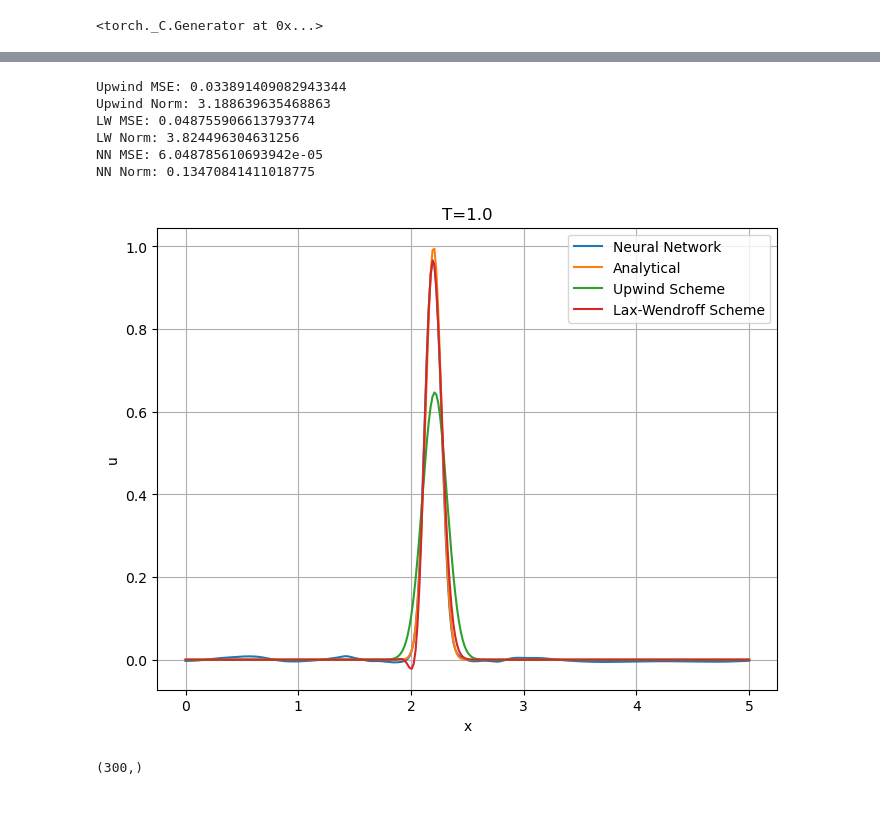
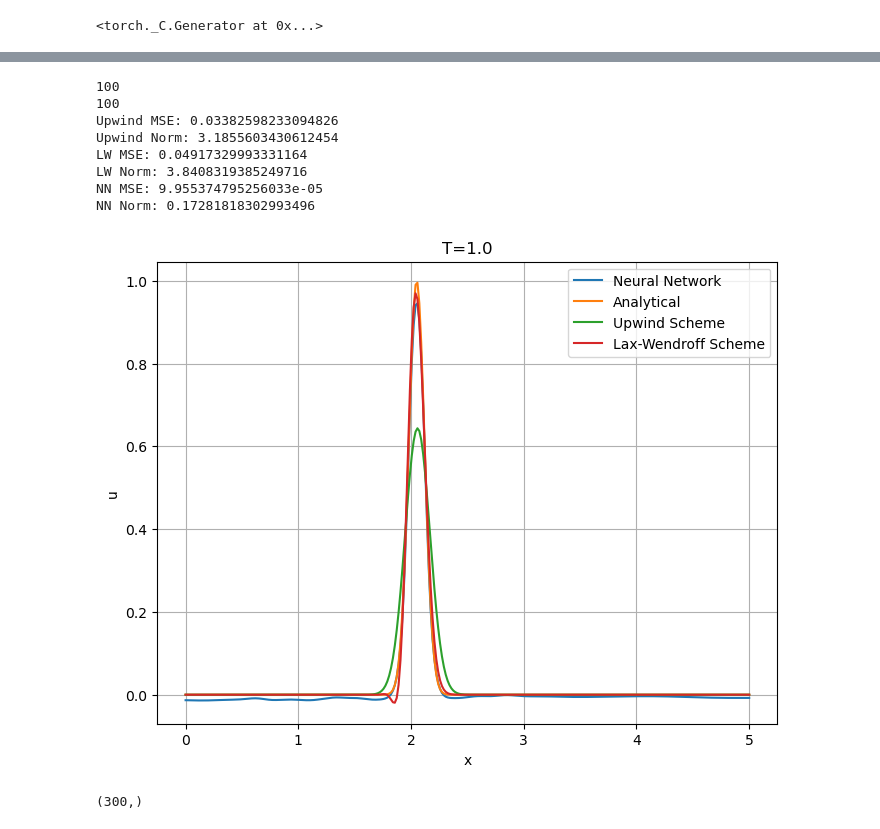
Before and after one commit to chaytonb/Assignment-1-ML-Course, a Jupyter notebook: 1d_advection_comparison.ipynb, the cells around one changed output, grey strips where cells are left out. Cells and saved outputs as stored; diff of their text form; code cells hidden in the pictures.

```diff
--- a/1d_advection_comparison.ipynb
+++ b/1d_advection_comparison.ipynb
@@ -142,8 +146,8 @@ plt.plot(x, u_analytical, label="Analytical")
 
 ##############################################
 # Upwind Scheme
-# Initial condition: Gaussian pulse
-u = np.exp(-((x - L/4) / 0.1) ** 2)
+
+u = initial_condition(x)  # Initialize solution
 
 u_new = np.zeros_like(u)
 
@@ -159,21 +163,31 @@ for n in range(nt):
 
     # Plot at specific step and store
     if n == time*100:
+        print(n)
         u_upwind = u
         plt.plot(x, u, label="Upwind Scheme")
 ################################################
 # Lax-Wendroff
-# Initial condition: Gaussian pulse
-def initial_condition(x):
-    return np.exp(-((x - L / 4) / 0.1) ** 2)
 
 u = initial_condition(x)  # Initialize solution
 
 # Lax-Wendroff Scheme
 for n in range(nt):
 
+    # # Method 1
+    # # Update solution
+    # u[1:-1] = u[1:-1] - a/2.0*(1+a)*u[:-2] + (1-a**2)*u[1:-1] - a/2.0*(1-a)*u[2:]
+
+    # # Periodic boundary conditions
+    # u[0] = u[-2]  # Update left boundary
+    # u[-1] = u[1]  # Update right boundary
+
+    # Method 2
+    # Compute fluxes
+    flux = 0.5 * a * (u[1:] + u[:-1]) - 0.5 * (a**2 * dt / dx) * (u[1:] - u[:-1])
+
     # Update solution
-    u[1:-1] = a/2.0*(1+a)*u[:-2] + (1-a**2)*u[1:-1] - a/2.0*(1-a)*u[2:]
+    u[1:-1] = u[1:-1] - (dt / dx) * (flux[1:] - flux[:-1])
 
     # Periodic boundary conditions
     u[0] = u[-2]  # Update left boundary
@@ -181,45 +195,48 @@ for n in range(nt):
 
     # Plot at specific step and record value
     if n == time*100:
+        print(n)
         u_lw = u
         plt.plot(x, u, label=f"Lax-Wendroff Scheme")
 #################################################
 
 # Calculate errors (MSE)
 upwind_diffs = u_analytical - u_upwind
 upwind_mse = np.mean(np.square(upwind_diffs))
 upwind_norm = np.linalg.norm(upwind_diffs)
 print("Upwind MSE: " + str(upwind_mse))
 print("Upwind Norm: " + str(upwind_norm))
 
 lw_diffs = u_analytical - u_lw
 lw_mse = np.mean(np.square(lw_diffs))
 lw_norm = np.linalg.norm(lw_diffs)
 print("LW MSE: " + str(lw_mse))
 print("LW Norm: " + str(lw_norm))
 
 nn_diffs = u_analytical - u_nn
 nn_mse = np.mean(np.square(nn_diffs))
 nn_norm = np.linalg.norm(nn_diffs)
 print("NN MSE: " + str(nn_mse))
 print("NN Norm: " + str(nn_norm))
 
 # Set up plot
 plt.legend()
 plt.xlabel("x")
 plt.ylabel("u")
 plt.grid()
 plt.title(f"T={time}")
 plt.savefig(f'plots/comparison_{time}.png')
 plt.show()
 # %% [output]
-Upwind MSE: 0.033891409082943344
-Upwind Norm: 3.188639635468863
-LW MSE: 0.048755906613793774
-LW Norm: 3.824496304631256
-NN MSE: 6.048785610693942e-05
-NN Norm: 0.13470841411018775
+100
+100
+Upwind MSE: 0.03382598233094826
+Upwind Norm: 3.1855603430612454
+LW MSE: 0.04917329993331164
+LW Norm: 3.8408319385249716
+NN MSE: 9.955374795256033e-05
+NN Norm: 0.17281818302993496
-[figure, old version]
+[figure, new version]
 # %%
 lw_diffs.shape
 # %% [output]
```
Also changed, not shown: parts of 3 cells of this notebook, 2 other files.
